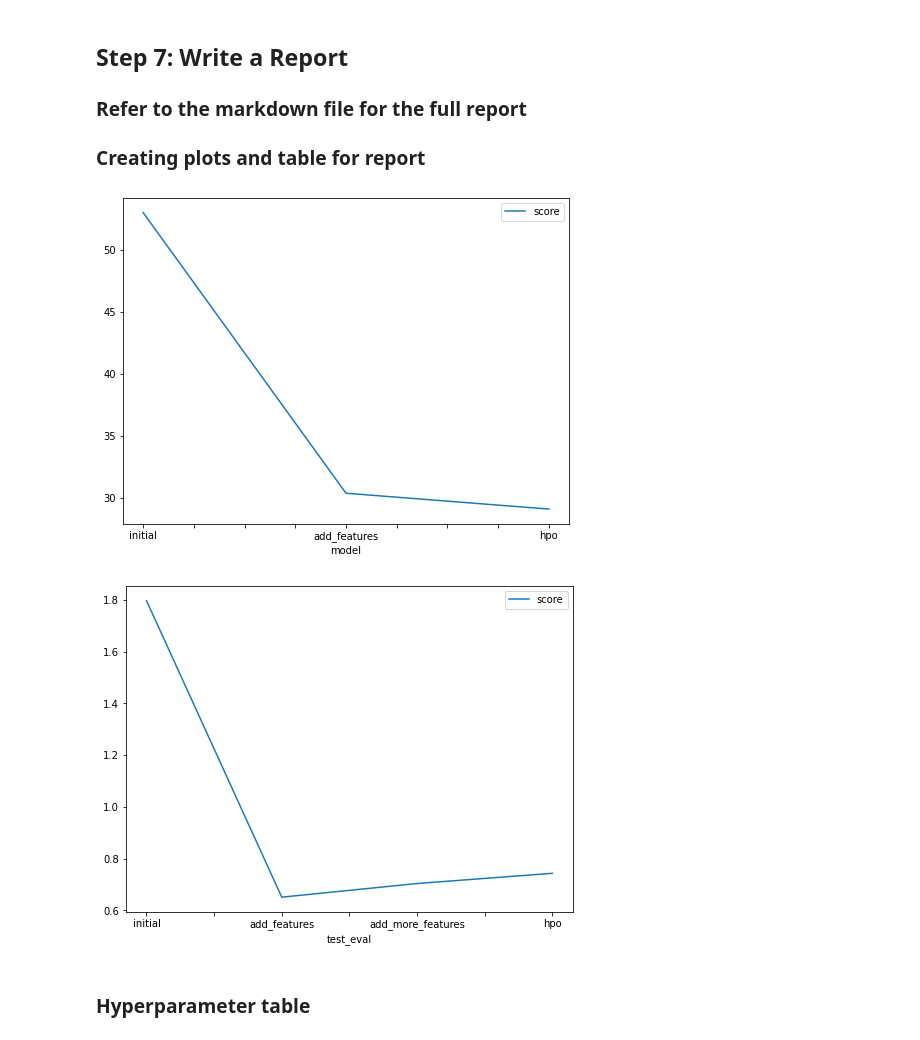
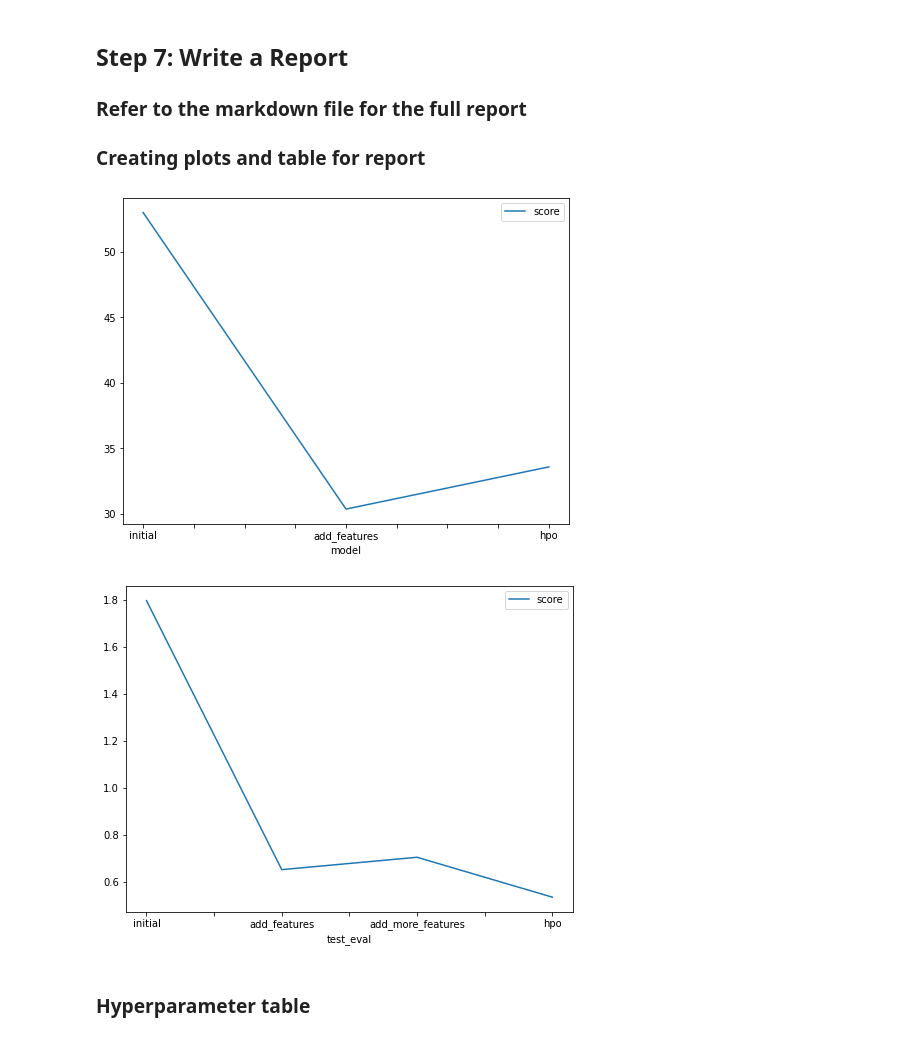
Before and after one commit to k-schmidt/Bike-Sharing-Demand, a Jupyter notebook: project_notebook.ipynb, the cells around one changed output. Drawn from its saved outputs; the diff is of its cells as text; code cells hidden in the pictures.

```diff
--- a/project_notebook.ipynb
+++ b/project_notebook.ipynb
@@ -705,23 +729,23 @@ submission.csv               2023-07-30 00:31:32  first raw submission
 fig = pd.DataFrame(
     {
         "model": ["initial", "add_features", "hpo"],
-        "score": [52.984114, 30.373736, 29.098559]
+        "score": [52.984114, 30.373736, 33.59]
     }
 ).plot(x="model", y="score", figsize=(8, 6)).get_figure()
 fig.savefig('model_train_score.png')
 # %% [output]
-[figure, old version]
+[figure, new version]
 # %%
 # Take the 3 kaggle scores and creating a line plot to show improvement
 fig = pd.DataFrame(
     {
         "test_eval": ["initial", "add_features", "add_more_features", "hpo"],
-        "score": [1.797, 0.65075, 0.70346, 0.74293]
+        "score": [1.797, 0.65075, 0.70346, 0.53346]
     }
 ).plot(x="test_eval", y="score", figsize=(8, 6)).get_figure()
 fig.savefig('model_test_score.png')
 # %% [output]
-[figure, old version]
+[figure, new version]
 # %% [markdown]
 ### Hyperparameter table
 # %%
```
Also changed, not shown: parts of 7 cells of this notebook, 5 other files.
